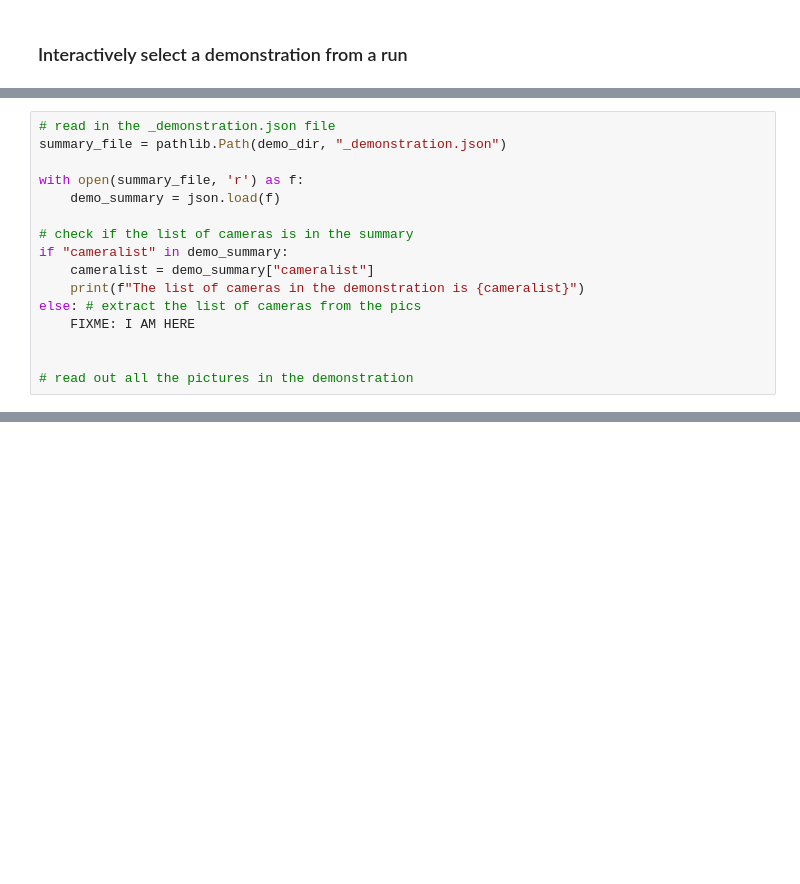
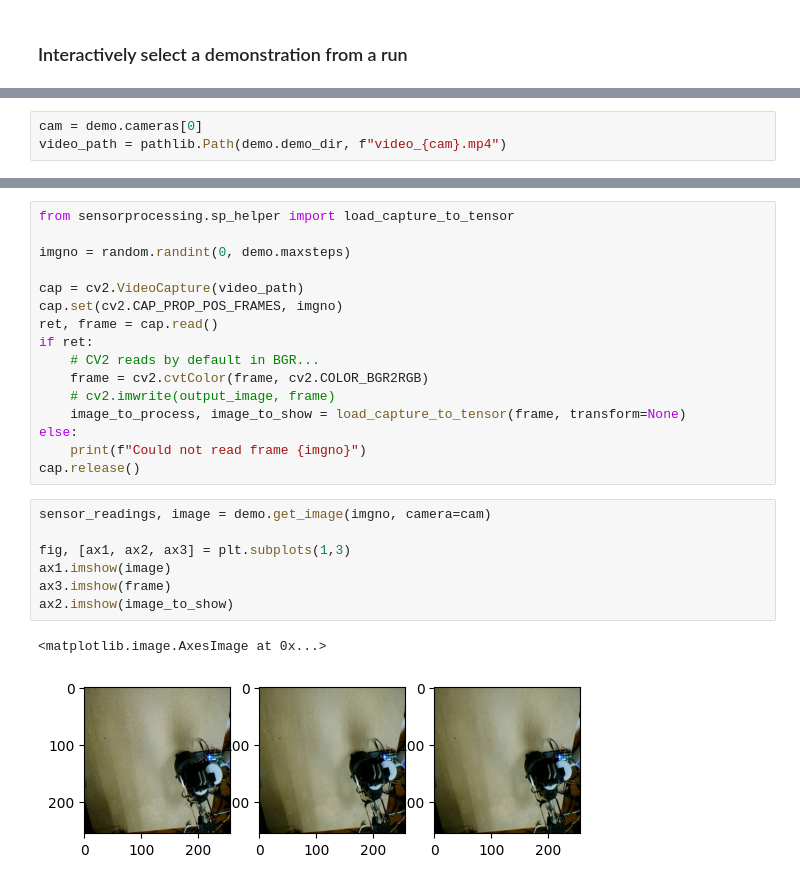
Before and after one commit to Sahara-Sheik/Robotic-Proprioception, a Jupyter notebook: src/demonstration/Demonstration_Explore.ipynb, the cells around one changed output, grey strips where cells are left out. Cells and saved outputs as stored; diff of their text form; blank space fills up the shorter version.

```diff
--- a/src/demonstration/Demonstration_Explore.ipynb
+++ b/src/demonstration/Demonstration_Explore.ipynb
@@ -55,16 +103,3 @@ You chose demonstration: 2024_12_26__16_44_06
 # %%
-# read in the _demonstration.json file
-summary_file = pathlib.Path(demo_dir, "_demonstration.json")
-
-with open(summary_file, 'r') as f:
-    demo_summary = json.load(f)
-
-# check if the list of cameras is in the summary
-if "cameralist" in demo_summary:
-    cameralist = demo_summary["cameralist"]
-    print(f"The list of cameras in the demonstration is {cameralist}")
-else: # extract the list of cameras from the pics
-    FIXME: I AM HERE
-
-
-# read out all the pictures in the demonstration
+cam = demo.cameras[0]
+video_path = pathlib.Path(demo.demo_dir, f"video_{cam}.mp4")
@@ -70,0 +125,26 @@ else: # extract the list of cameras from the pics
+# %%
+from sensorprocessing.sp_helper import load_capture_to_tensor
+
+imgno = random.randint(0, demo.maxsteps)
+
+cap = cv2.VideoCapture(video_path)
+cap.set(cv2.CAP_PROP_POS_FRAMES, imgno)
+ret, frame = cap.read()
+if ret:
+    # CV2 reads by default in BGR...
+    frame = cv2.cvtColor(frame, cv2.COLOR_BGR2RGB)
+    # cv2.imwrite(output_image, frame)
+    image_to_process, image_to_show = load_capture_to_tensor(frame, transform=None)
+else:
+    print(f"Could not read frame {imgno}")
+cap.release()
+# %%
+sensor_readings, image = demo.get_image(imgno, camera=cam)
+
+fig, [ax1, ax2, ax3] = plt.subplots(1,3)
+ax1.imshow(image)
+ax3.imshow(frame)
+ax2.imshow(image_to_show)
+# %% [output]
+<matplotlib.image.AxesImage at 0x...>
+[figure, added]
```
Also changed, not shown: parts of 10 cells of this notebook, 3 other files.
